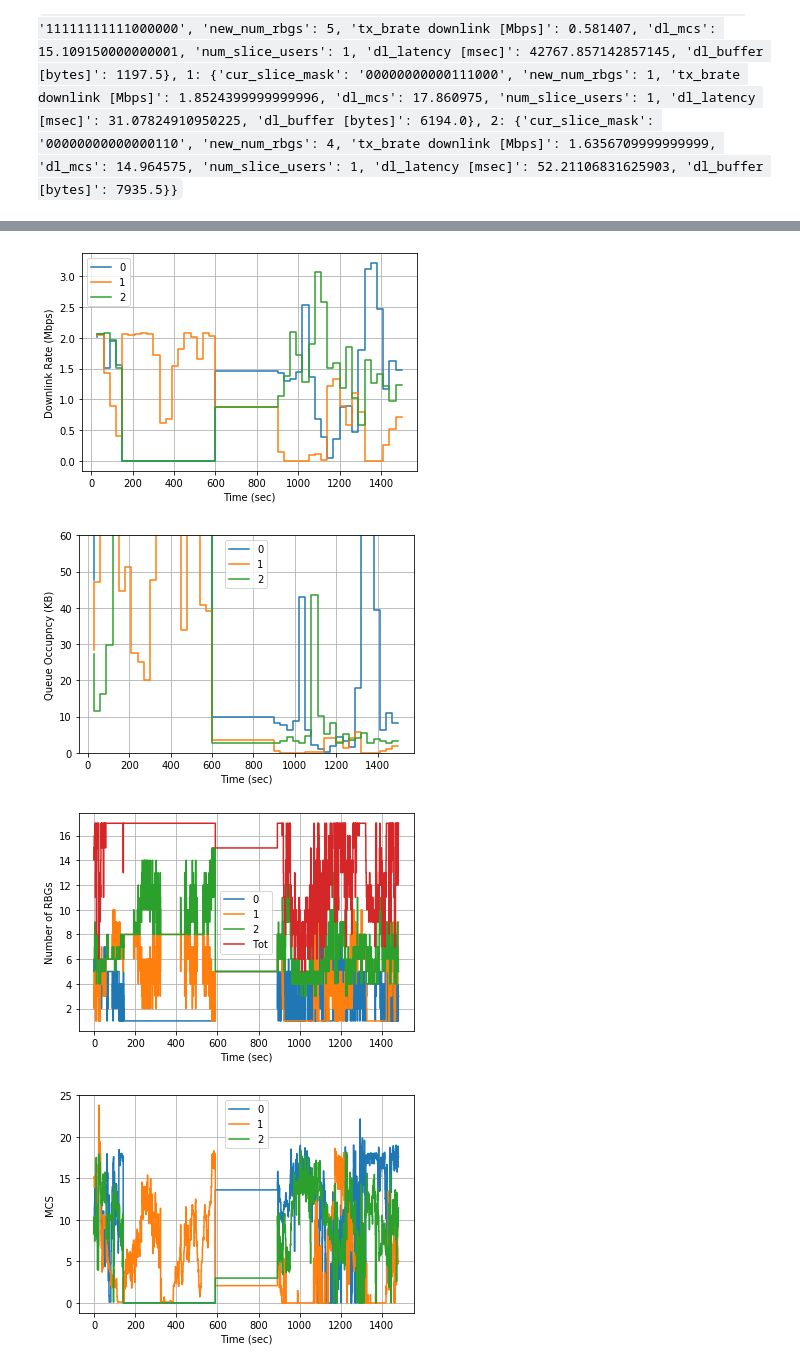
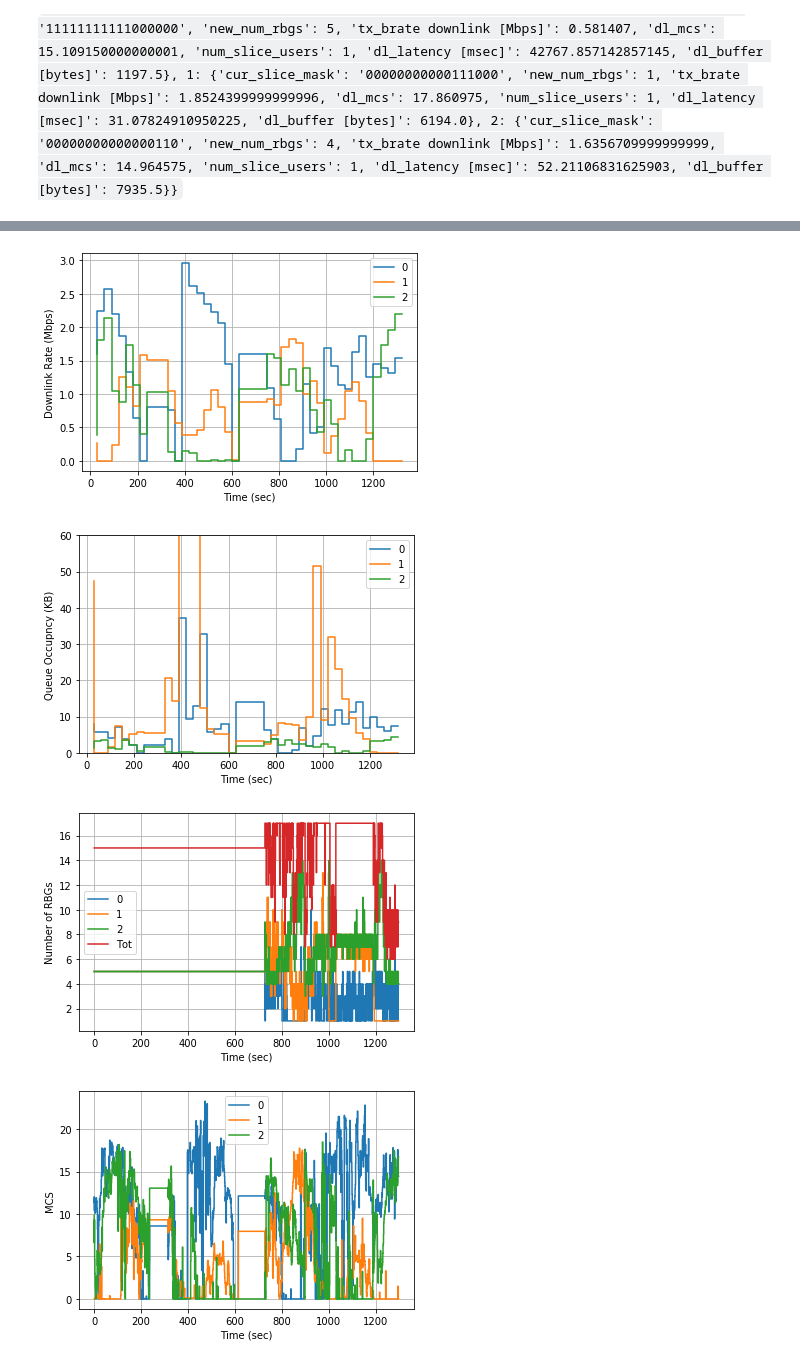
Before and after one commit to serhatarslan-hub/cell-order, a Jupyter notebook: analysis/cell-order-plots.ipynb, the cells around one changed output, grey strips where cells are left out. Cells and saved outputs as stored; diff of their text form; code cells hidden in the pictures.

```diff
--- a/analysis/cell-order-plots.ipynb
+++ b/analysis/cell-order-plots.ipynb
@@ -15,7 +15,7 @@ LINESTYLE = (0,(4,4))
 LINEWIDTH = 2.5
 SAVE_FIG = True
 
-RESERVATION = 'RES129426'
+RESERVATION = 'RES129758'
 cell_order_log_filename = '../data/cell-order-' + RESERVATION + '.log'
 
 SLA_PERIOD = 30 # seconds over which the SLAs are negotiated
@@ -102,7 +105,7 @@ if SAVE_FIG:
 
 plt.show()
 # %% [output]
-[figure, old version]
+[figure, new version]
 # %%
 plt.figure()
 
@@ -122,7 +125,7 @@ if SAVE_FIG:
 
 plt.show()
 # %% [output]
-[figure, old version]
+[figure, new version]
 # %%
 plt.figure()
 
@@ -156,24 +159,24 @@ if SAVE_FIG:
 
 plt.show()
 # %% [output]
-[figure, old version]
+[figure, new version]
 # %%
-if ('dl_mcs' in data[list(data)[0]].keys()):
+if ('raw_mcs' in data[list(data)[0]].keys()):
     plt.figure()
 
     for s_idx, metrics in data.items():
         plt.step(metrics['raw_ts_sec'], metrics['raw_mcs'],
                 label=s_idx, where='pre', color='C'+str(s_idx))
 
     plt.xlabel('Time (sec)')
     plt.ylabel('MCS')
     plt.legend()
     plt.grid()
 
     if SAVE_FIG:
         plt.savefig('../outputs/' + RESERVATION + '_mcs.png')
 
     plt.show()
 # %% [output]
-[figure, old version]
+[figure, new version]
 # %%
```
Also changed, not shown: parts of 4 cells of this notebook, 9 other files.
